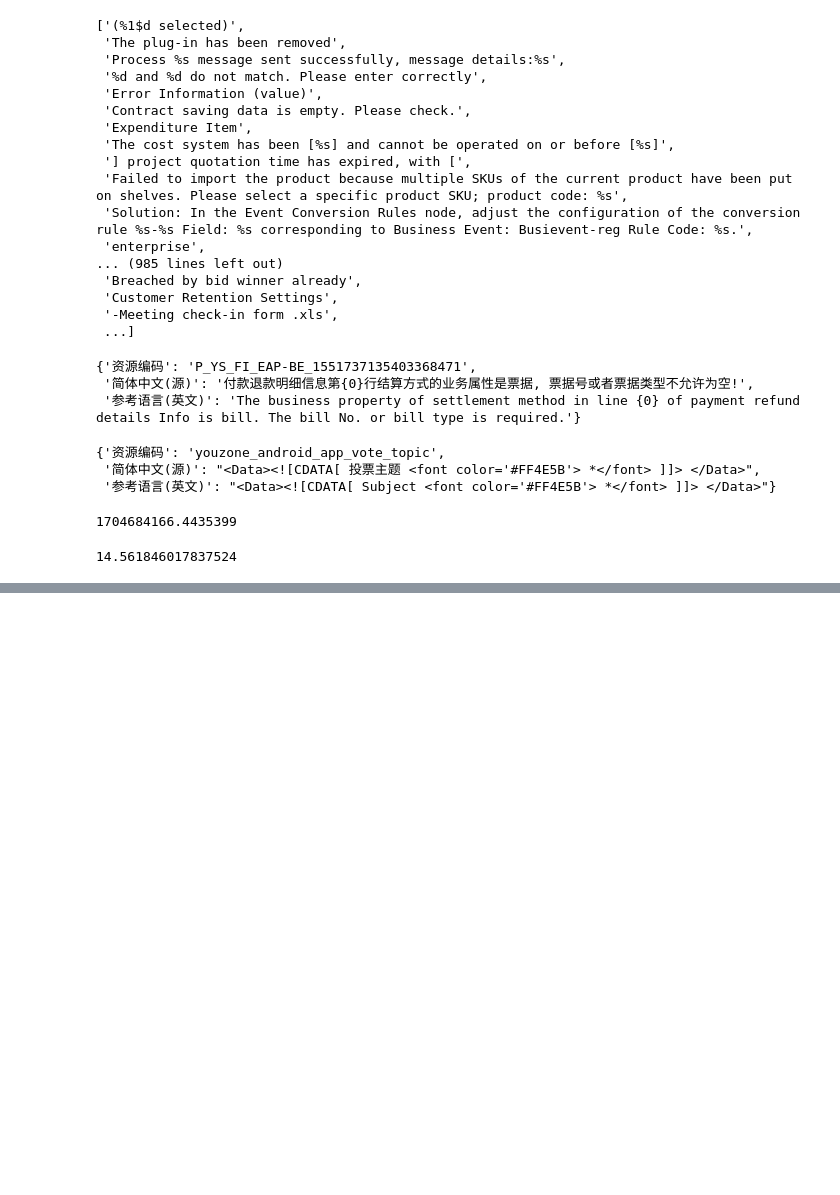
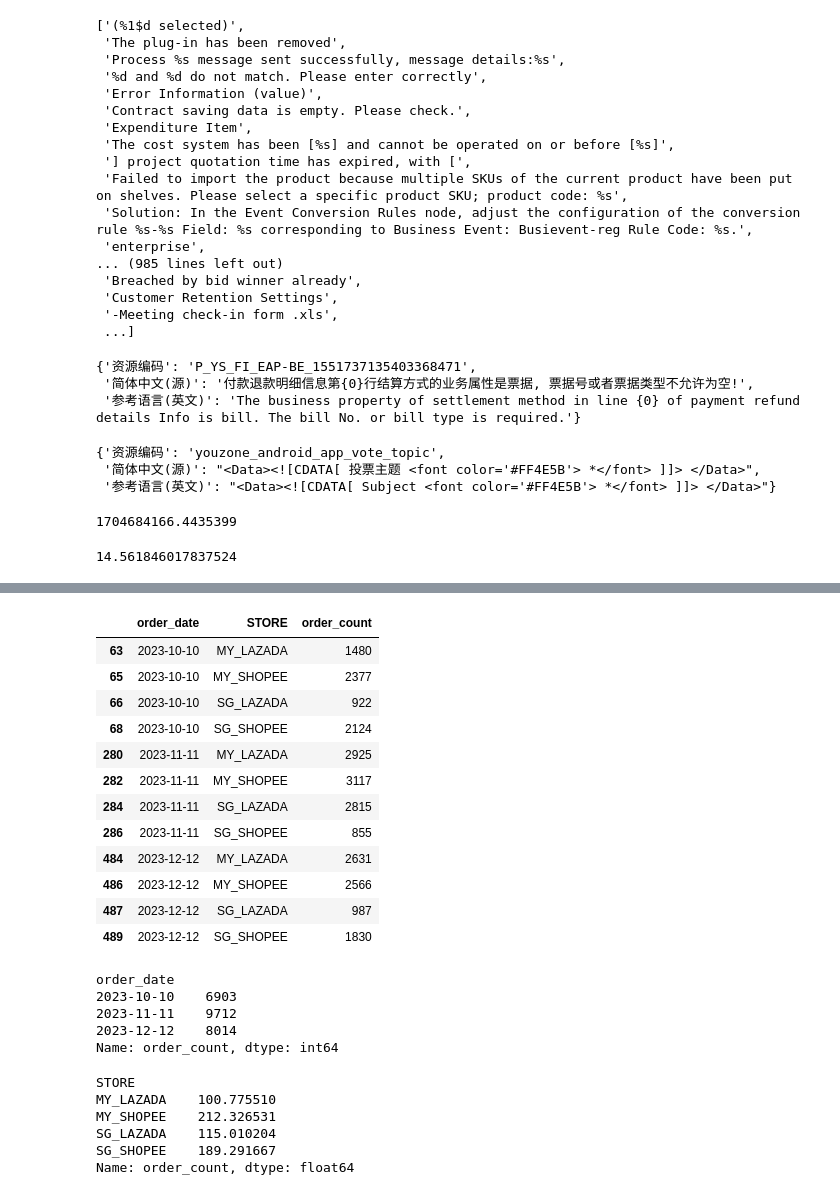
Before and after one commit to princepride/ai-translator, a Jupyter notebook: test.ipynb, the cells around one changed output, grey strips where cells are left out. Cells and saved outputs as stored; diff of their text form; code cells hidden in the pictures; blank space fills up the shorter version.

```diff
--- a/test.ipynb
+++ b/test.ipynb
@@ -64,0 +93,16 @@ time.time()-1704684166.4435399
+# %%
+filtered_df
+# %% [output]
+|  | order_date | STORE | order_count |
+| 63 | 2023-10-10 | MY_LAZADA | 1480 |
+| 65 | 2023-10-10 | MY_SHOPEE | 2377 |
+| 66 | 2023-10-10 | SG_LAZADA | 922 |
+| 68 | 2023-10-10 | SG_SHOPEE | 2124 |
+| 280 | 2023-11-11 | MY_LAZADA | 2925 |
+| 282 | 2023-11-11 | MY_SHOPEE | 3117 |
+| 284 | 2023-11-11 | SG_LAZADA | 2815 |
+| 286 | 2023-11-11 | SG_SHOPEE | 855 |
+| 484 | 2023-12-12 | MY_LAZADA | 2631 |
+| 486 | 2023-12-12 | MY_SHOPEE | 2566 |
+| 487 | 2023-12-12 | SG_LAZADA | 987 |
+| 489 | 2023-12-12 | SG_SHOPEE | 1830 |
@@ -64,0 +111,8 @@ time.time()-1704684166.4435399
+# %%
+sum_by_date
+# %% [output]
+order_date
+2023-10-10    6903
+2023-11-11    9712
+2023-12-12    8014
+Name: order_count, dtype: int64
@@ -64,0 +123,9 @@ time.time()-1704684166.4435399
+# %%
+filtered_df2.groupby('STORE')['order_count'].mean()
+# %% [output]
+STORE
+MY_LAZADA    100.775510
+MY_SHOPEE    212.326531
+SG_LAZADA    115.010204
+SG_SHOPEE    189.291667
+Name: order_count, dtype: float64
```
Also changed, not shown: parts of 5 cells of this notebook, 3 other files.
